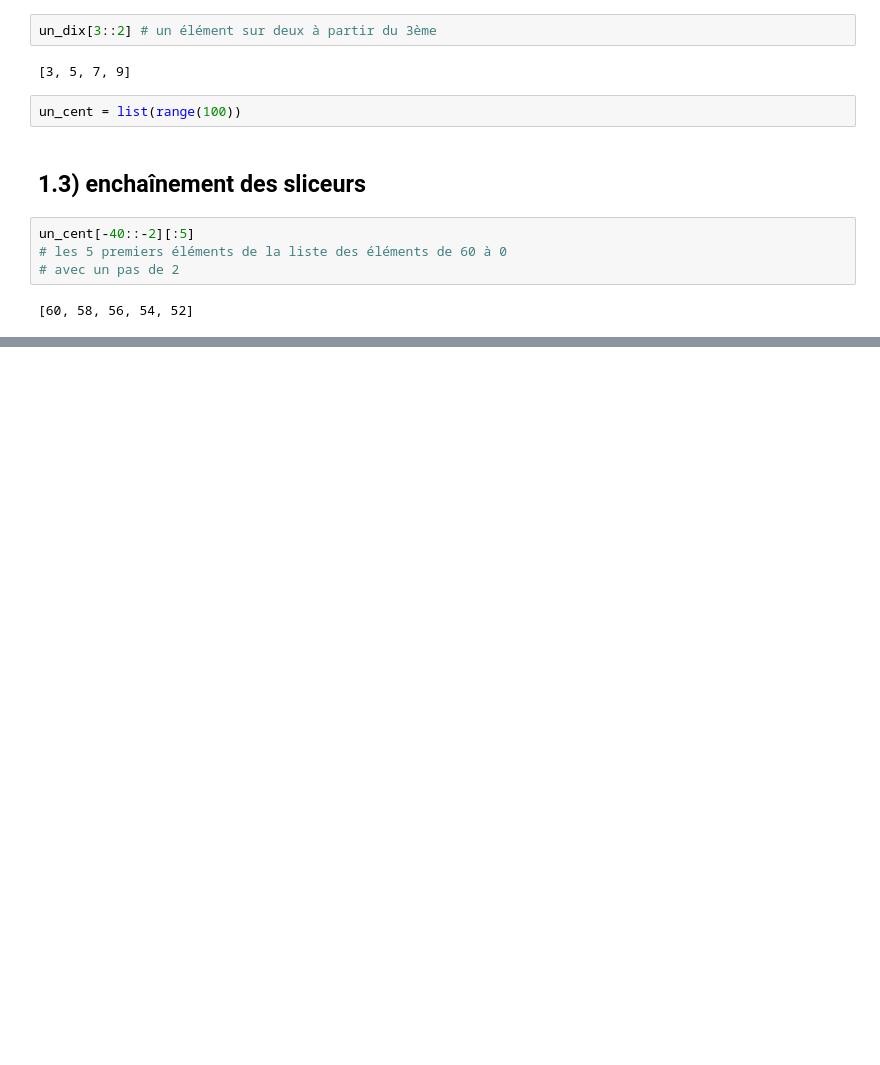
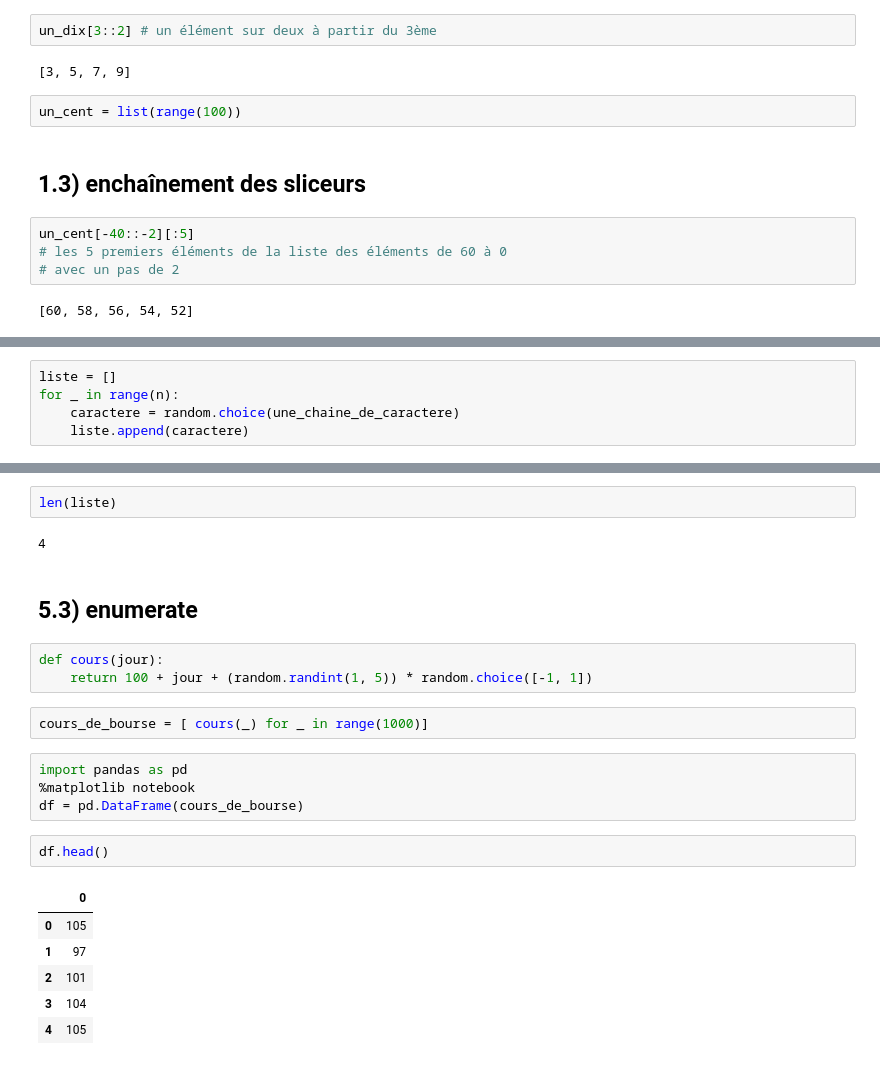
Before and after one commit to mrjohanvds/esilv_5a, a Jupyter notebook: 20190906_td_python_IBO3.ipynb, the cells around one changed output, grey strips where cells are left out. Saved outputs shown, nothing was run; the diff lists cells and outputs as text; blank space fills up the shorter version.

```diff
--- a/20190906_td_python_IBO3.ipynb
+++ b/20190906_td_python_IBO3.ipynb
@@ -85,0 +189,5 @@ un_cent[-40::-2][:5]
+# %%
+liste = []
+for _ in range(n):
+    caractere = random.choice(une_chaine_de_caractere)
+    liste.append(caractere)
@@ -85,0 +311,24 @@ un_cent[-40::-2][:5]
+# %%
+len(liste)
+# %% [output]
+4
+# %% [markdown]
+## 5.3) enumerate
+# %%
+def cours(jour):
+    return 100 + jour + (random.randint(1, 5)) * random.choice([-1, 1])
+# %%
+cours_de_bourse = [ cours(_) for _ in range(1000)]
+# %%
+import pandas as pd
+%matplotlib notebook
+df = pd.DataFrame(cours_de_bourse)
+# %%
+df.head()
+# %% [output]
+|  | 0 |
+| 0 | 105 |
+| 1 | 97 |
+| 2 | 101 |
+| 3 | 104 |
+| 4 | 105 |
```
Also changed, not shown: parts of 64 cells of this notebook.
